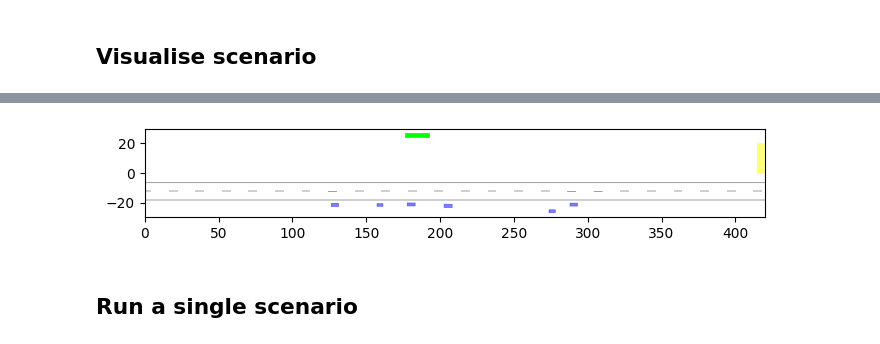
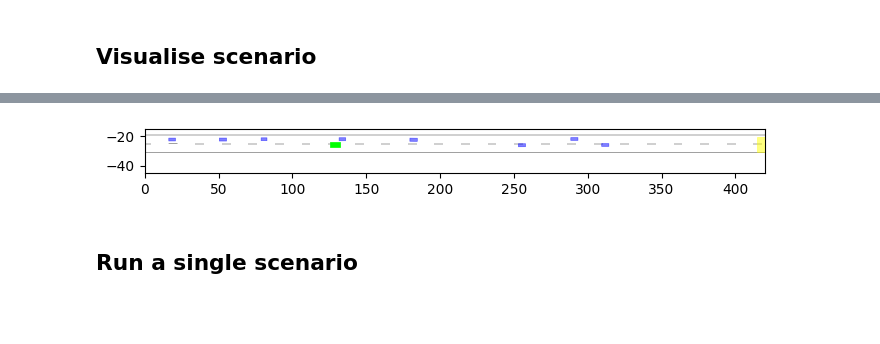
Before and after one commit to haastregt/occlusion_tracking, a Jupyter notebook: highd_scenarios.ipynb, the cells around one changed output, grey strips where cells are left out. Saved outputs shown, nothing was run; the diff lists cells and outputs as text; code cells hidden in the pictures; blank space fills up the shorter version.

```diff
--- a/highd_scenarios.ipynb
+++ b/highd_scenarios.ipynb
@@ -34,29 +73,23 @@ def save_results(filename, tracked_vehicle, tracked_scenarios, tracked_shadows,
 # %% [markdown]
 ## Visualise scenario
 # %%
-scenario_path = "scenarios/highd_loc2/ZAM_HighD-2_1_T-1"
+scenario_path = "scenarios/highd_loc1/ZAM_HighD-1_1_T-1"
 
+#======================================================#
 with open("scenarios/highd_config.yaml") as file:
     global_config = yaml.load(file, Loader=yaml.FullLoader)
 with open(scenario_path + ".yaml") as file:
     scenario_config = yaml.load(file, Loader=yaml.FullLoader)
 config = merge_config(global_config, scenario_config)
 
 scenario, _ = CommonRoadFileReader(scenario_path + ".xml").open()
 
-def plot_full_scenario(timestep, scenario, config):
-    plt.cla()
-    Visualizer().plot_unsimulated(scenario, config, timestep)
-    plt.axis('scaled')
-    plt.xlim(0,420)
-    plt.ylim(-30,30)
-
 fig = plt.figure(figsize=(12, 4))
-anim = animation.FuncAnimation(fig, plot_full_scenario, fargs=[scenario, config], frames=range(config["simulation_duration"]), interval=100, blit=False)
+anim = animation.FuncAnimation(fig, plot_raw_scenario, fargs=[scenario, config], frames=range(config["simulation_duration"]), interval=200, blit=False)
 HTML(anim.to_html5_video())
 # %% [output]
 [interactive output not drawn]
-[figure, old version]
+[figure, new version]
 # %% [markdown]
 ## Run a single scenario
 # %%
```
Also changed, not shown: parts of 8 cells of this notebook, 1 other file.
